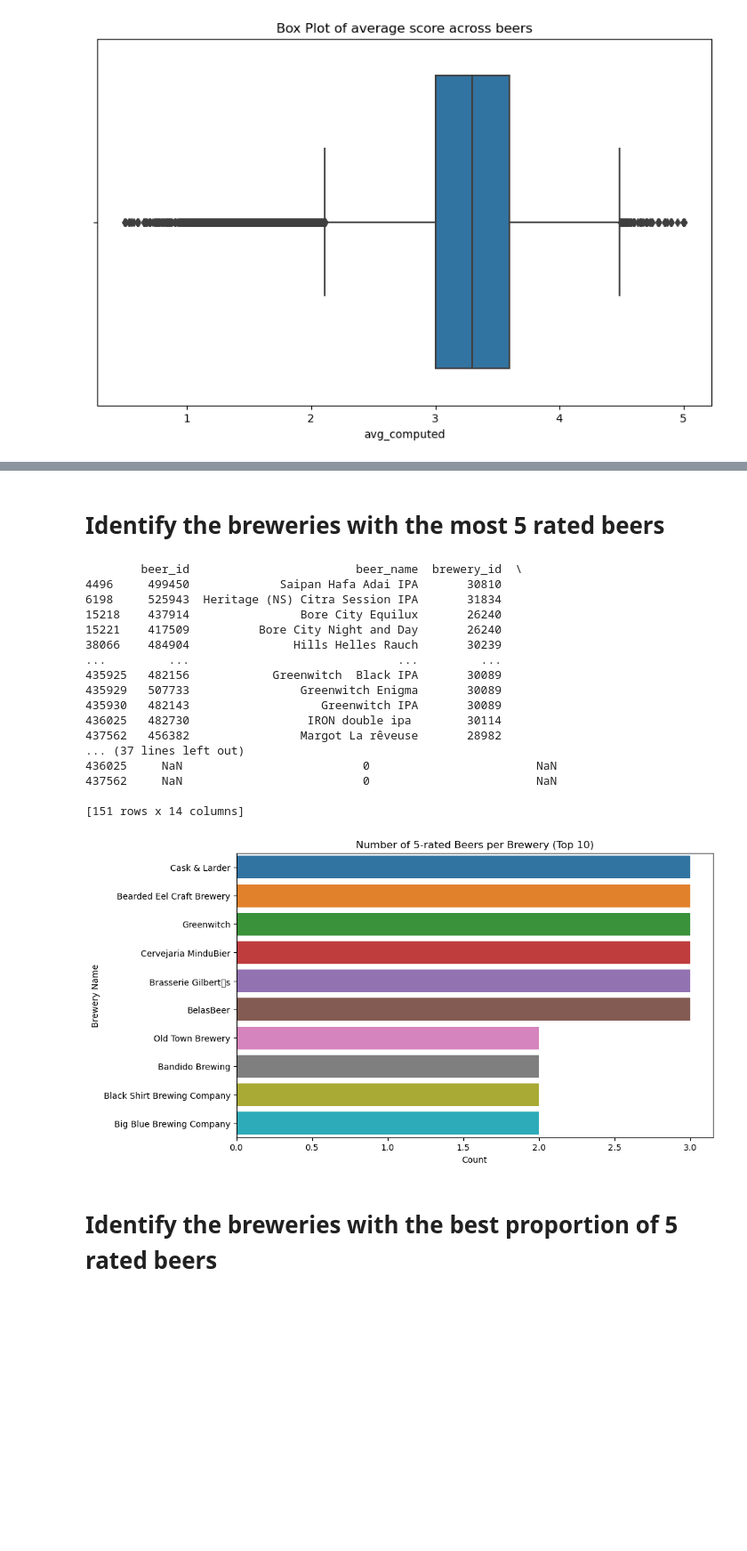
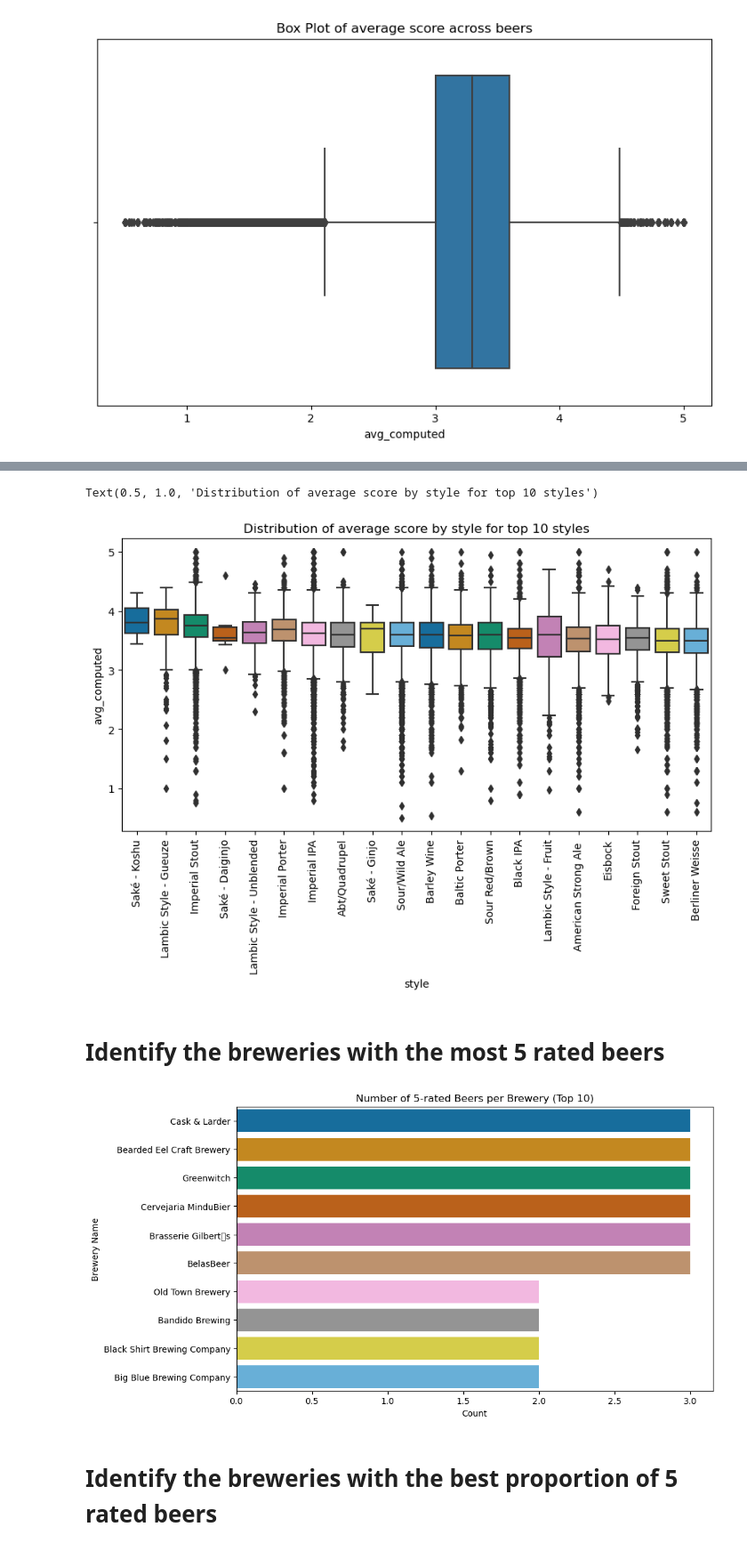
Before and after one commit to epfl-ada/ada-2023-project-laremontada61, a Jupyter notebook: EDA_CCT.ipynb, the cells around one changed output, grey strips where cells are left out. Shown at 89% size. Cells and saved outputs as stored; diff of their text form; code cells hidden in the pictures; blank space fills up the shorter version.

```diff
--- a/EDA_CCT.ipynb
+++ b/EDA_CCT.ipynb
@@ -79,40 +136,35 @@ plt.show()
+# %%
+# Calculate the average for each style and take the top 20
+style_order = beers.groupby('style')['avg_computed'].mean().sort_values(ascending=False).head(20).index
+
+# Create the boxplot
+plt.figure(figsize=(10, 5))
+sns.boxplot(x='style', y='avg_computed', data=beers[beers['style'].isin(style_order)], order=style_order, palette=sns.color_palette("colorblind"))
+plt.xticks(rotation=90)
+plt.title('Distribution of average score by style for top 10 styles')
+# %% [output]
+Text(0.5, 1.0, 'Distribution of average score by style for top 10 styles')
+[figure, added]
 # %% [markdown]
 # Identify the breweries with the most 5 rated beers
 # %%
 #Identify breweries with most 5 rated beers
 beer_score_5 = beers[beers['avg_computed'] == 5]
 # Count the occurrences of each brewery
 brewery_counts = beer_score_5['brewery_name'].value_counts().nlargest(10)
 
 # Create a DataFrame with the top 10 breweries and their counts
 top_breweries = pd.DataFrame({'brewery_name': brewery_counts.index, 'count': brewery_counts.values})
 
 # Create a histogram
 plt.figure(figsize=(10, 6))
-sns.barplot(x='count', y='brewery_name', data=top_breweries)
+sns.barplot(x='count', y='brewery_name', data=top_breweries, palette=sns.color_palette("colorblind"))
 plt.title('Number of 5-rated Beers per Brewery (Top 10)')
 plt.xlabel('Count')
 plt.ylabel('Brewery Name')
 plt.show()
 # %% [output]
-        beer_id                        beer_name  brewery_id  \
-4496     499450             Saipan Hafa Adai IPA       30810
-6198     525943  Heritage (NS) Citra Session IPA       31834
-15218    437914                Bore City Equilux       26240
-15221    417509          Bore City Night and Day       26240
-38066    484904               Hills Helles Rauch       30239
-...         ...                              ...         ...
-435925   482156            Greenwitch  Black IPA       30089
-435929   507733                Greenwitch Enigma       30089
-435930   482143                   Greenwitch IPA       30089
-436025   482730                 IRON double ipa        30114
-437562   456382                Margot La rêveuse       28982
-... (37 lines left out)
-436025     NaN                          0                        NaN
-437562     NaN                          0                        NaN
-
-[151 rows x 14 columns]
-[figure, old version]
+[figure, new version]
 # %% [markdown]
 # Identify the breweries with the best proportion of 5 rated beers
 # %%
```
Also changed, not shown: parts of 15 cells of this notebook.
